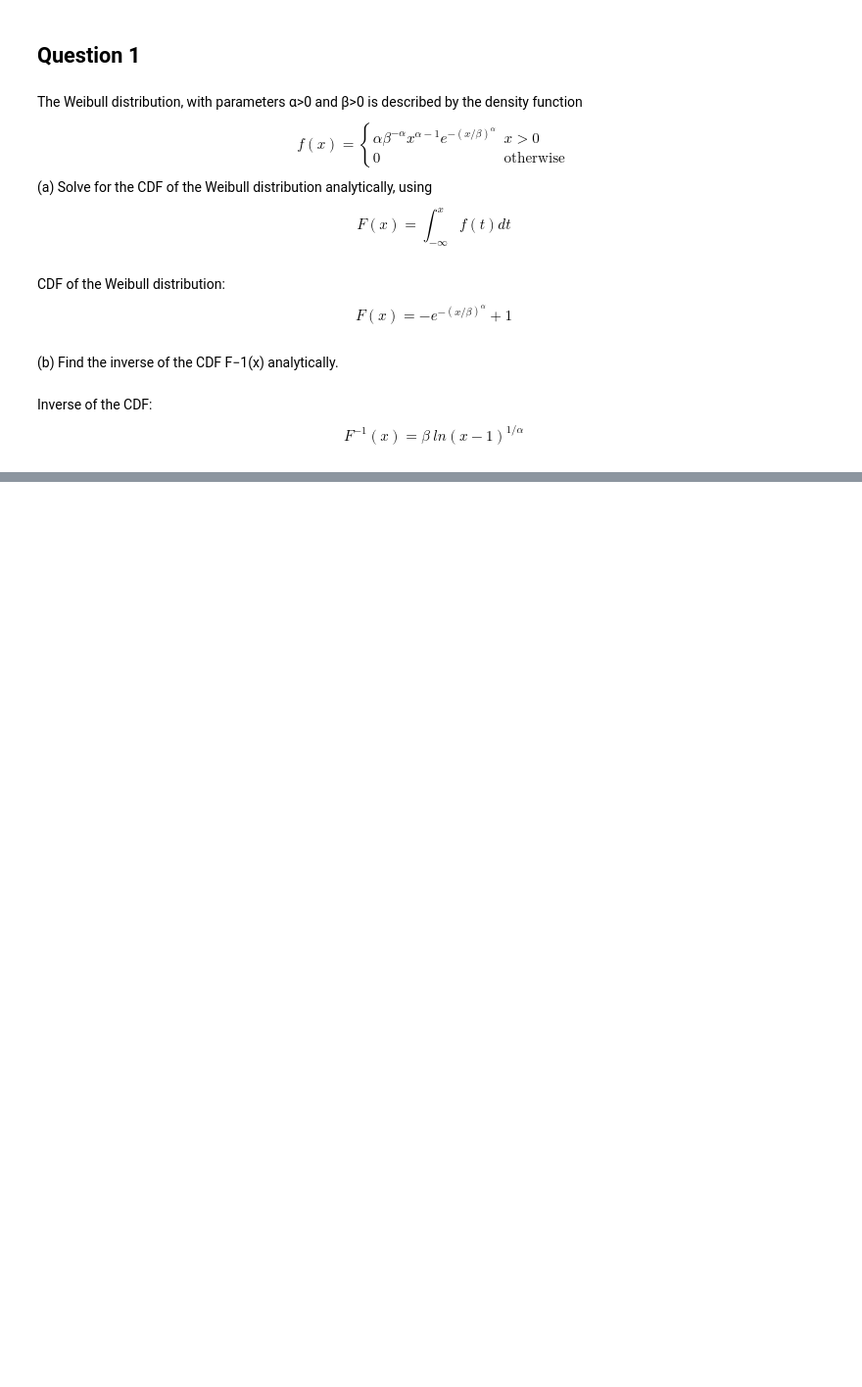
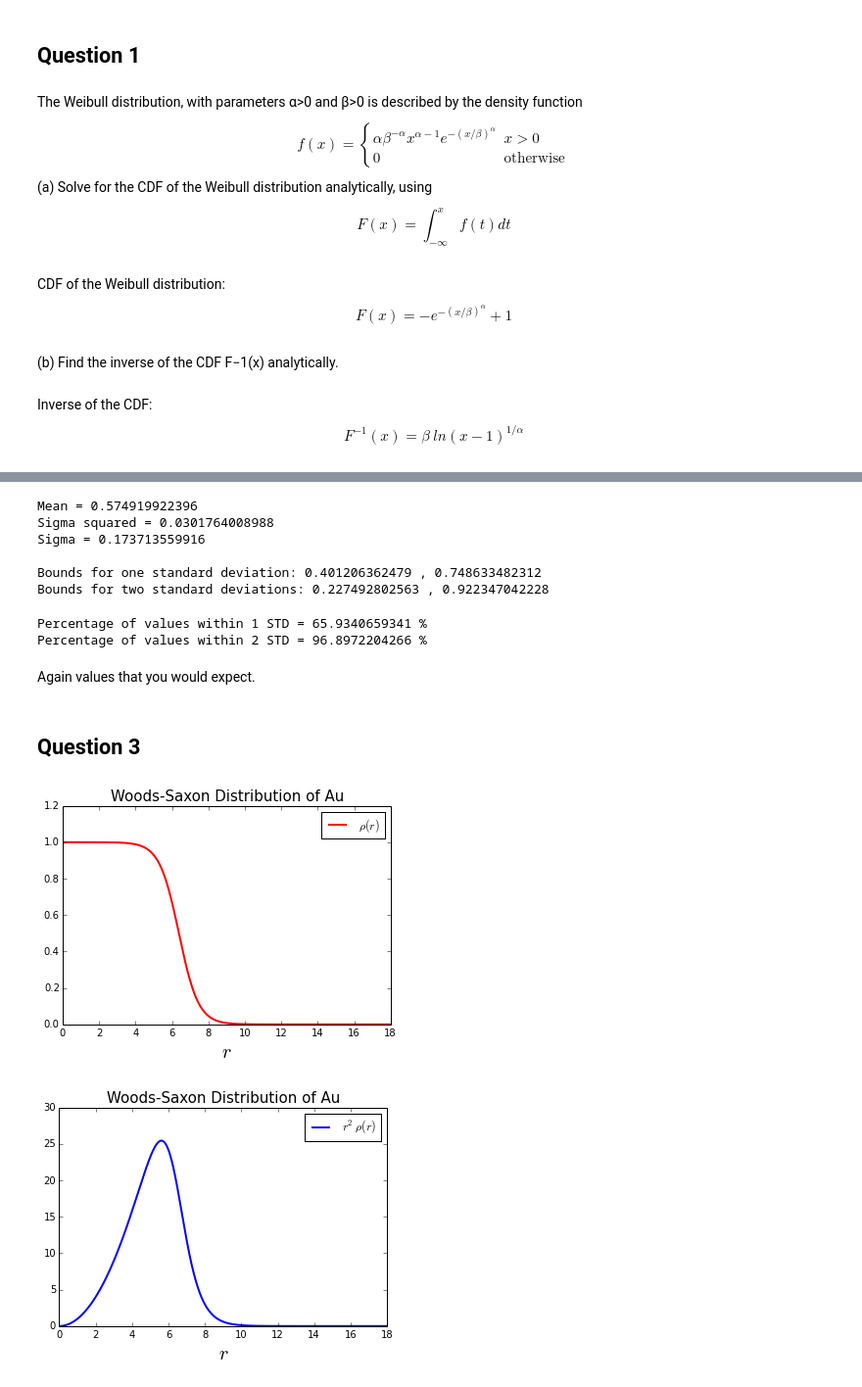
Before and after one commit to bwparry202/PHYS202-S14, a Jupyter notebook: SciPy/RandomAndMCExercises.ipynb, the cells around one changed output, grey strips where cells are left out. Shown at 98% size. Saved outputs shown, nothing was run; the diff lists cells and outputs as text; code cells hidden in the pictures; blank space fills up the shorter version.

```diff
--- a/SciPy/RandomAndMCExercises.ipynb
+++ b/SciPy/RandomAndMCExercises.ipynb
@@ -64,0 +181,79 @@ def mean_samples(values,sample):
+# %%
+## Variance test
+print "Mean =",mean2
+
+summation2 = []
+for x in betasamples:
+    ins = (x - mean2)**2
+    summation2.append(ins)
+
+sum_var2 = np.array(summation2).sum()
+sigma_squared2 = sum_var2/len(betasamples-1)
+sigma2 = sqrt(sigma_squared2)
+
+print "Sigma squared =",sigma_squared2
+print "Sigma =",sigma2
+print
+
+print "Bounds for one standard deviation:",mean2-sigma2,",",mean2+sigma2
+print "Bounds for two standard deviations:",mean2-2*sigma2,",",mean2+2*sigma2
+# %% [output]
+Mean = 0.574919922396
+Sigma squared = 0.0301764008988
+Sigma = 0.173713559916
+
+Bounds for one standard deviation: 0.401206362479 , 0.748633482312
+Bounds for two standard deviations: 0.227492802563 , 0.922347042228
+# %%
+## Using those bounds to find the number of values in particular bins
+
+std_1 = []
+std_2 = []
+
+for x in betasamples:
+    if x > 0.2185779 and x < 0.923073812:
+        std_2.append(x)
+        if x > 0.39470187 and x < 0.74694983:
+            std_1.append(x)
+
+L1 = float(len(std_1))
+L2 = float(len(std_2))
+Lx = float(len(betasamples))
+
+print "Percentage of values within 1 STD =",L1/Lx*100.,"%"
+print "Percentage of values within 2 STD =",L2/Lx*100,"%"
+# %% [output]
+Percentage of values within 1 STD = 65.9340659341 %
+Percentage of values within 2 STD = 96.8972204266 %
+# %% [markdown]
+Again values that you would expect.
+# %% [markdown]
+## Question 3
+# %%
+p = lambda r: (1*(1 + w*r**2/R**2)) / (1 + exp((r-R)/a))
+r2_pr = lambda r: r**2*p(r)
+
+## For gold:
+R = 6.38 #fm
+a = 0.535 #fm^-1
+w = 0
+
+r = np.arange(0.,18.,0.001)
+plt.plot(r,p(r),"r",lw=2,label = r'$\rho(r)$')
+plt.xlabel(r'$r$', fontsize = 20)
+plt.ylim(0,1.2)
+plt.xlim(0,)
+plt.legend(loc = "best")
+plt.title("Woods-Saxon Distribution of Au", size=15)
+plt.show()
+
+plt.plot(r,r2_pr(r),lw=2,label = r'$r^2 \rho(r)$')
+plt.xlabel(r'$r$', fontsize = 20)
+plt.ylim(0,)
+plt.xlim(0,)
+plt.legend(loc=0)
+plt.title("Woods-Saxon Distribution of Au", size=15)
+plt.show()
+# %% [output]
+[figure, added]
+[figure, added]
```
Also changed, not shown: parts of 17 cells of this notebook, 2 other files.
